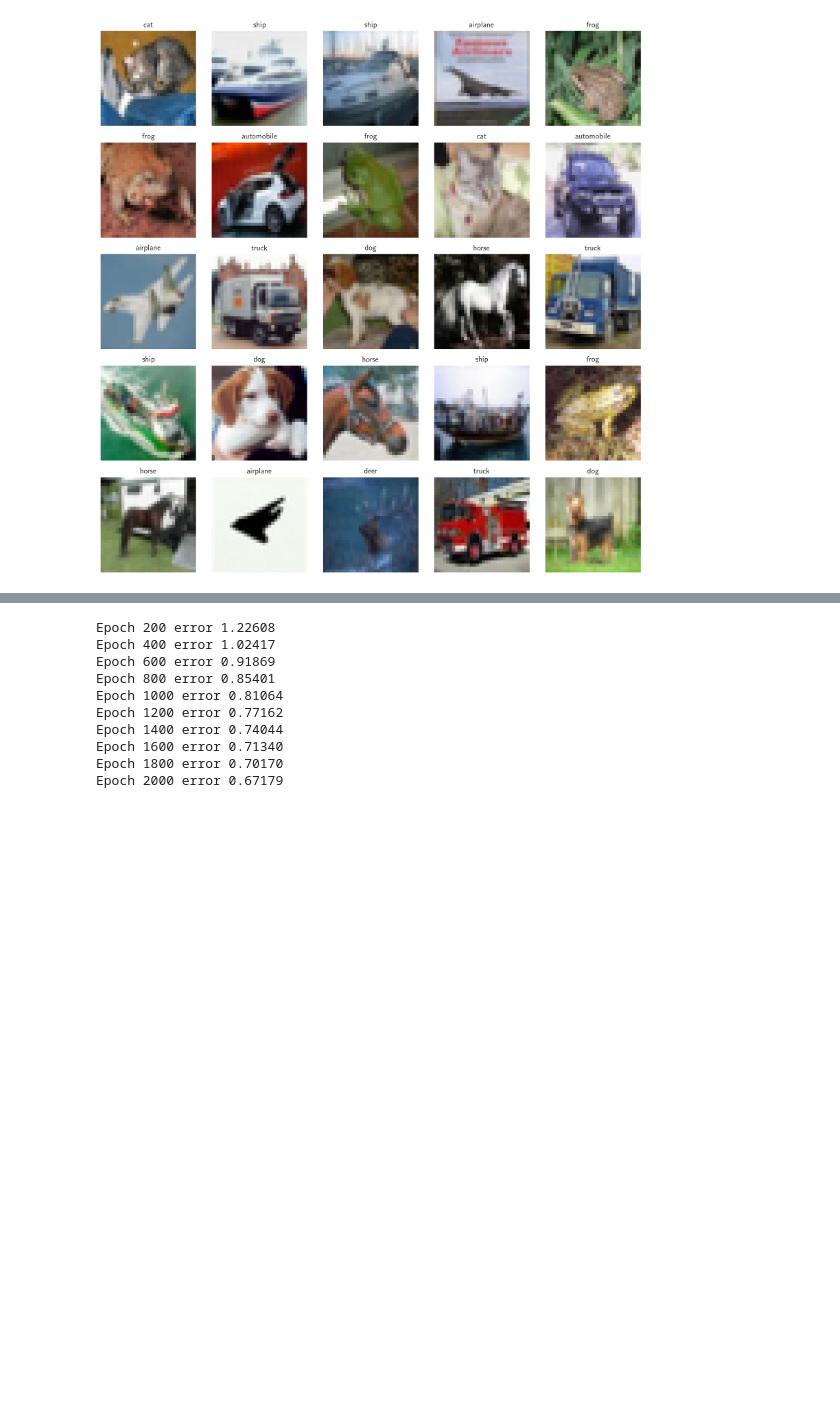
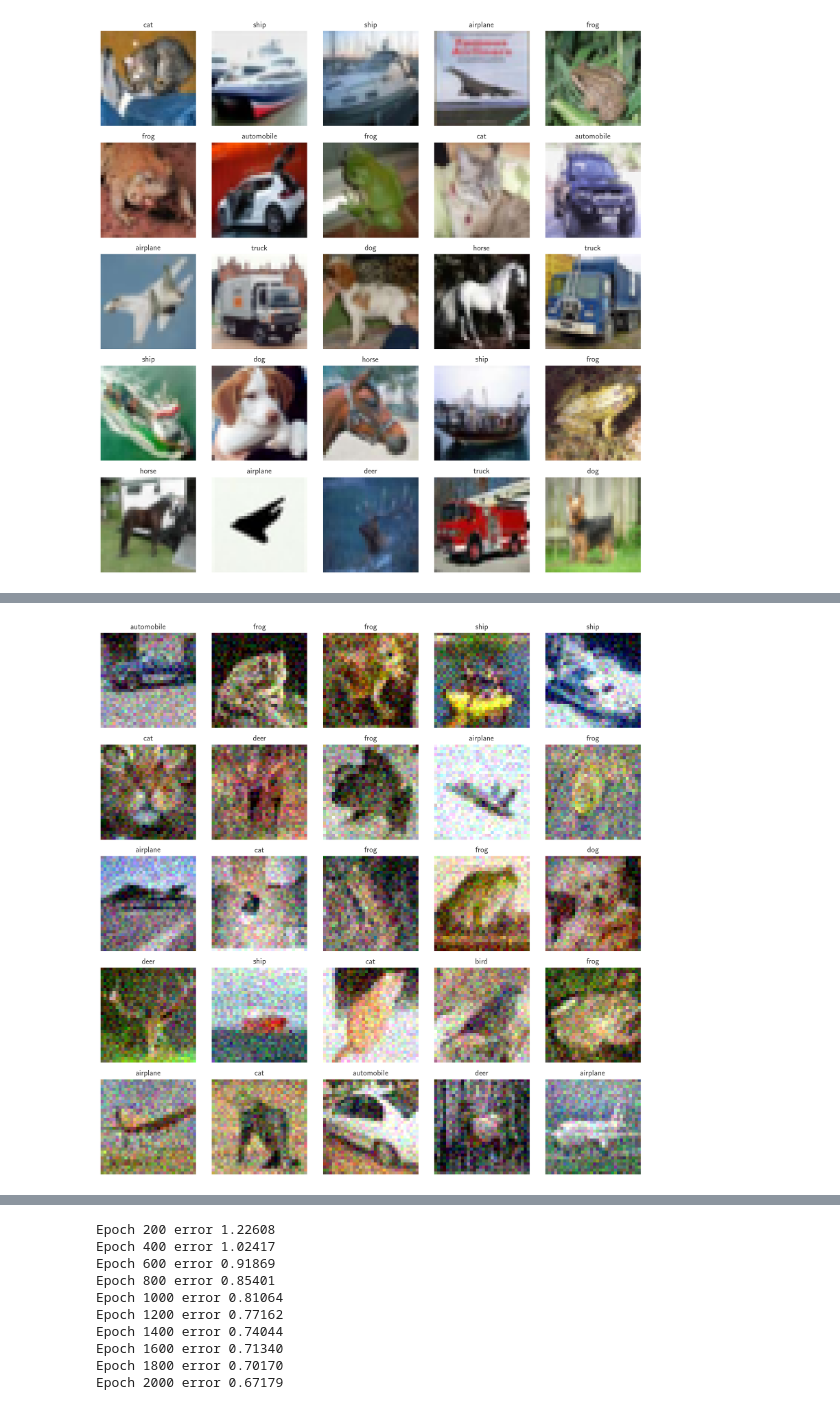
Before and after one commit to stockeh/augmented-image-classification, a Jupyter notebook: notebooks/Dolan-Noise.ipynb, the cells around one changed output, grey strips where cells are left out. Cells and saved outputs as stored; diff of their text form; code cells hidden in the pictures; blank space fills up the shorter version.

Commit message:
Update noise notebook

```diff
--- a/notebooks/Dolan-Noise.ipynb
+++ b/notebooks/Dolan-Noise.ipynb
@@ -82,0 +95,6 @@ Clipping input data to the valid range for imshow with RGB data ([0..1] for floa
+# %%
+new_Xtrain = dm.apply_manipulations(Xtrain, lambda x: per.add_image_noise(x, variance=0.1))
+new_Xtest = dm.apply_manipulations(Xtest, lambda x: per.add_image_noise(x, variance=0.1))
+imshow(new_Xtrain, Ttrain)
+# %% [output]
+[figure, added]
```
Also changed, not shown: parts of 12 cells of this notebook.
